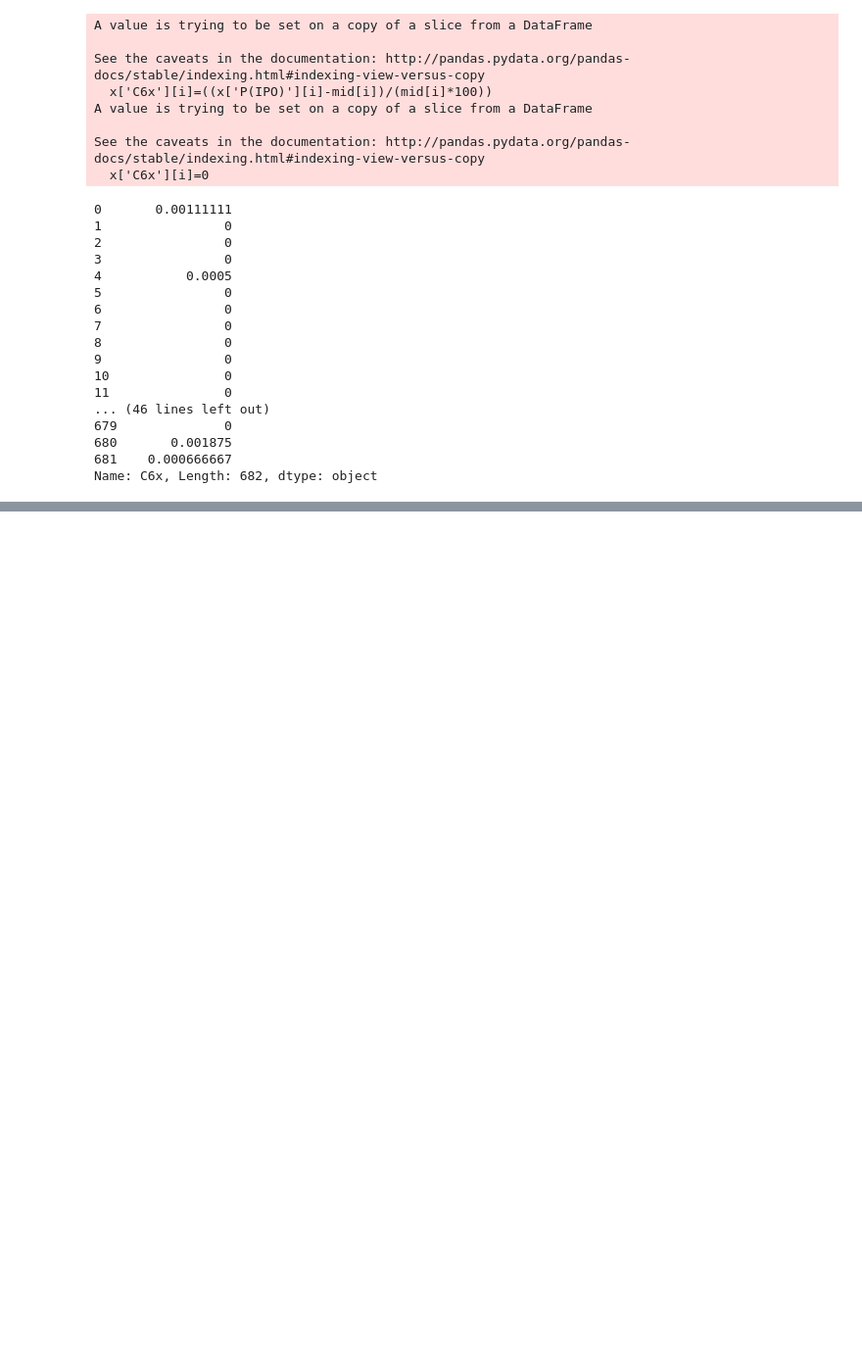
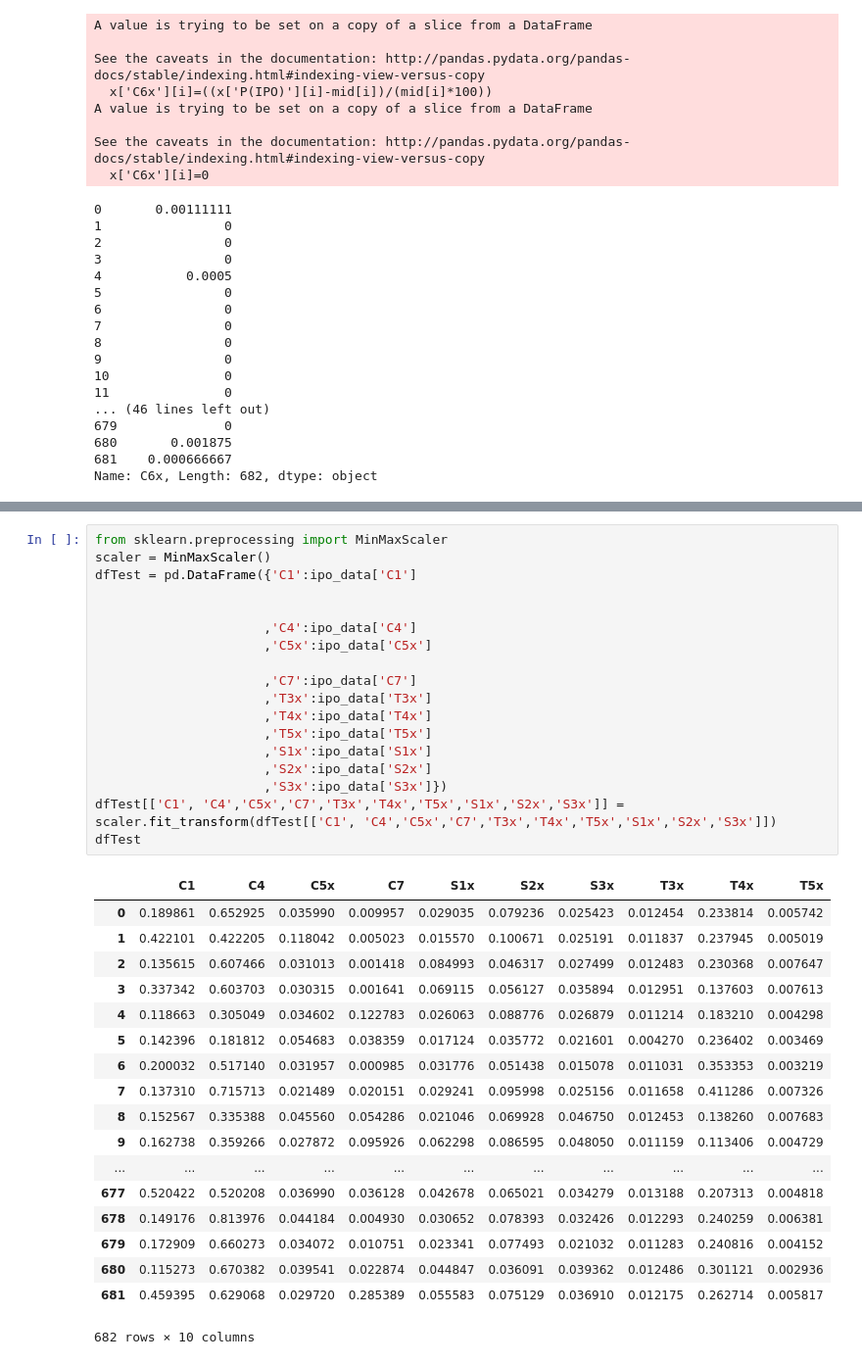
Before and after one commit to ConorFeeney/IS540-Code, a Jupyter notebook: Python for Comp 1/Sug_Task_Jan28.ipynb, the cells around one changed output, grey strips where cells are left out. Shown: that part at 98% size. Drawn from its saved outputs; the diff is of its cells as text; blank space fills up the shorter version.

```diff
--- a/Python for Comp 1/Sug_Task_Jan28.ipynb
+++ b/Python for Comp 1/Sug_Task_Jan28.ipynb
@@ -542,0 +540,37 @@ Col S3x :Normal 0.12906765937805176
+# %%
+from sklearn.preprocessing import MinMaxScaler
+scaler = MinMaxScaler()
+dfTest = pd.DataFrame({'C1':ipo_data['C1']
+
+
+                      ,'C4':ipo_data['C4']
+                      ,'C5x':ipo_data['C5x']
+
+                      ,'C7':ipo_data['C7']
+                      ,'T3x':ipo_data['T3x']
+                      ,'T4x':ipo_data['T4x']
+                      ,'T5x':ipo_data['T5x']
+                      ,'S1x':ipo_data['S1x']
+                      ,'S2x':ipo_data['S2x']
+                      ,'S3x':ipo_data['S3x']})
+dfTest[['C1', 'C4','C5x','C7','T3x','T4x','T5x','S1x','S2x','S3x']] = scaler.fit_transform(dfTest[['C1', 'C4','C5x','C7','T3x','T4x','T5x','S1x','S2x','S3x']])
+dfTest
+# %% [output]
+|  | C1 | C4 | C5x | C7 | S1x | S2x | S3x | T3x | T4x | T5x |
+| 0 | 0.189861 | 0.652925 | 0.035990 | 0.009957 | 0.029035 | 0.079236 | 0.025423 | 0.012454 | 0.233814 | 0.005742 |
+| 1 | 0.422101 | 0.422205 | 0.118042 | 0.005023 | 0.015570 | 0.100671 | 0.025191 | 0.011837 | 0.237945 | 0.005019 |
+| 2 | 0.135615 | 0.607466 | 0.031013 | 0.001418 | 0.084993 | 0.046317 | 0.027499 | 0.012483 | 0.230368 | 0.007647 |
+| 3 | 0.337342 | 0.603703 | 0.030315 | 0.001641 | 0.069115 | 0.056127 | 0.035894 | 0.012951 | 0.137603 | 0.007613 |
+| 4 | 0.118663 | 0.305049 | 0.034602 | 0.122783 | 0.026063 | 0.088776 | 0.026879 | 0.011214 | 0.183210 | 0.004298 |
+| 5 | 0.142396 | 0.181812 | 0.054683 | 0.038359 | 0.017124 | 0.035772 | 0.021601 | 0.004270 | 0.236402 | 0.003469 |
+| 6 | 0.200032 | 0.517140 | 0.031957 | 0.000985 | 0.031776 | 0.051438 | 0.015078 | 0.011031 | 0.353353 | 0.003219 |
+| 7 | 0.137310 | 0.715713 | 0.021489 | 0.020151 | 0.029241 | 0.095998 | 0.025156 | 0.011658 | 0.411286 | 0.007326 |
+| 8 | 0.152567 | 0.335388 | 0.045560 | 0.054286 | 0.021046 | 0.069928 | 0.046750 | 0.012453 | 0.138260 | 0.007683 |
+| 9 | 0.162738 | 0.359266 | 0.027872 | 0.095926 | 0.062298 | 0.086595 | 0.048050 | 0.011159 | 0.113406 | 0.004729 |
+| ... | ... | ... | ... | ... | ... | ... | ... | ... | ... | ... |
+| 677 | 0.520422 | 0.520208 | 0.036990 | 0.036128 | 0.042678 | 0.065021 | 0.034279 | 0.013188 | 0.207313 | 0.004818 |
+| 678 | 0.149176 | 0.813976 | 0.044184 | 0.004930 | 0.030652 | 0.078393 | 0.032426 | 0.012293 | 0.240259 | 0.006381 |
+| 679 | 0.172909 | 0.660273 | 0.034072 | 0.010751 | 0.023341 | 0.077493 | 0.021032 | 0.011283 | 0.240816 | 0.004152 |
+| 680 | 0.115273 | 0.670382 | 0.039541 | 0.022874 | 0.044847 | 0.036091 | 0.039362 | 0.012486 | 0.301121 | 0.002936 |
+| 681 | 0.459395 | 0.629068 | 0.029720 | 0.285389 | 0.055583 | 0.075129 | 0.036910 | 0.012175 | 0.262714 | 0.005817 |
+682 rows × 10 columns
```
Also changed, not shown: parts of 18 cells of this notebook, 1 other file.
